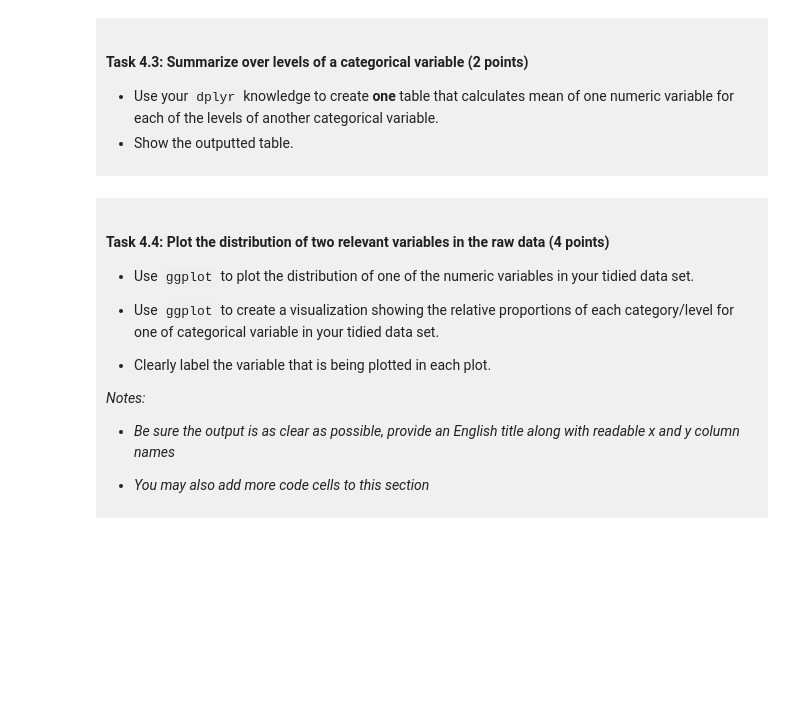
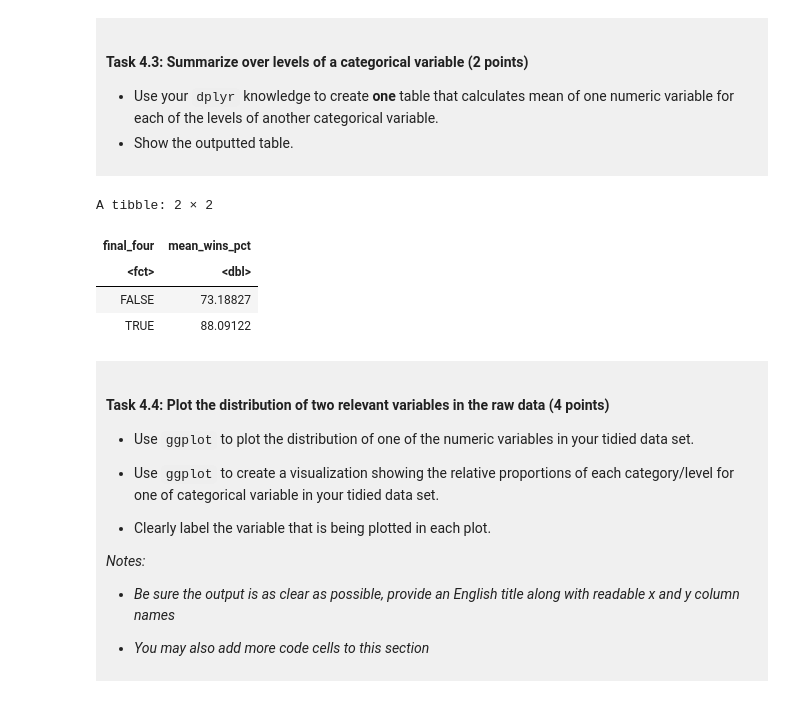
Before and after one commit to hudmun0629/dsci-100-project-Hudson-Munro, a Jupyter notebook: dsci-100-project-notebook.ipynb, the cells around one changed output. Drawn from its saved outputs; the diff is of its cells as text; code cells hidden in the pictures; blank space fills up the shorter version.

```diff
--- a/dsci-100-project-notebook.ipynb
+++ b/dsci-100-project-notebook.ipynb
@@ -287,7 +309,17 @@ You will refine your research question (if needed) and produce a tidy data set.
 - Show the outputted table.
 </div>
 # %%
-### EDIT THIS CODE CELL ###
+grouped_basketball <- basketball_tidy |>
+group_by(final_four)|>
+summarise(mean_wins_pct = mean(total_wins_pct, na.rm = TRUE))
+
+grouped_basketball
+# %% [output]
+A tibble: 2 × 2
+| final_four | mean_wins_pct |
+| <fct> | <dbl> |
+| FALSE | 73.18827 |
+| TRUE | 88.09122 |
 # %% [markdown]
 <div style="background-color: #f0f0f0; padding: 10px;">
 
```
Also changed, not shown: parts of 3 cells of this notebook.
